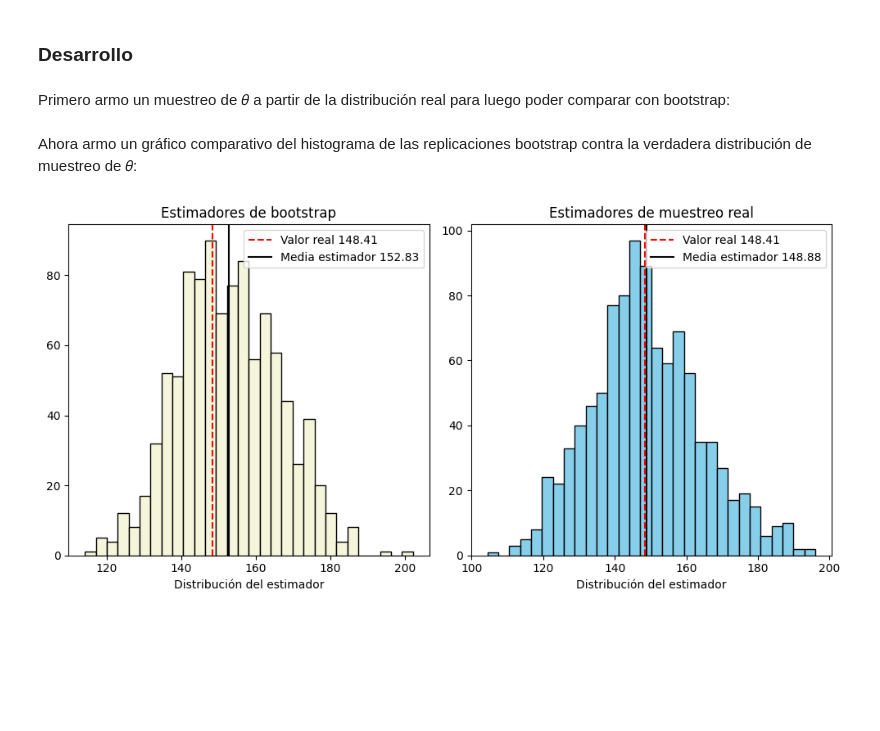
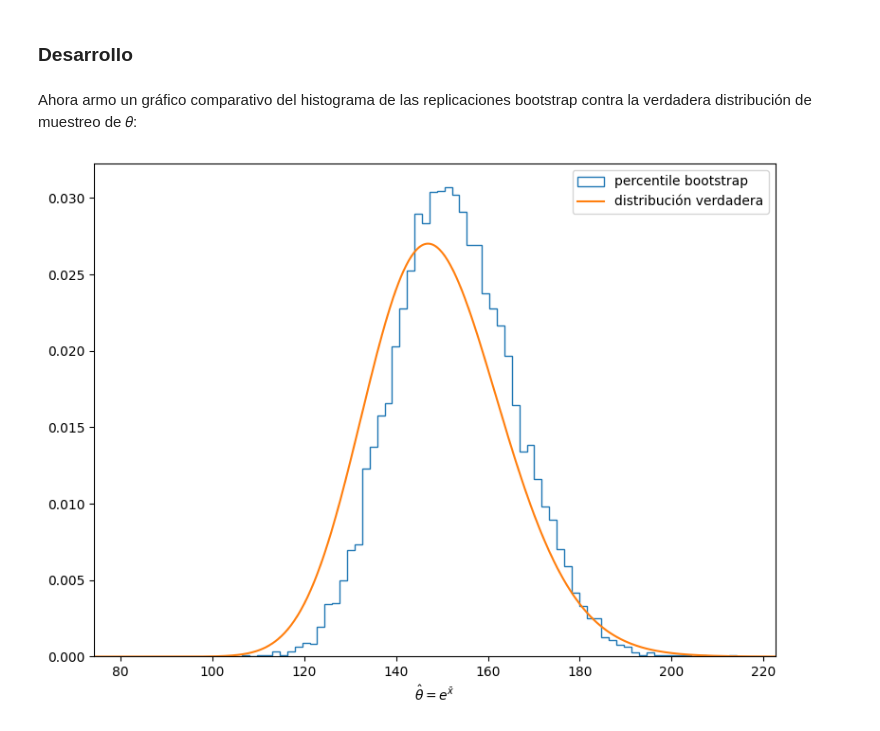
Before and after one commit to Gerardo1909/Estat_e_inferencia_UNSAM, a Jupyter notebook: ejercicios_resueltos/guia_5/ejercicio_3_guia.ipynb, the cells around one changed output. Cells and saved outputs as stored; diff of their text form; code cells hidden in the pictures; blank space fills up the shorter version.

```diff
--- a/ejercicios_resueltos/guia_5/ejercicio_3_guia.ipynb
+++ b/ejercicios_resueltos/guia_5/ejercicio_3_guia.ipynb
@@ -20,3 +20,4 @@ np.random.seed(19)
 mu = 5
 n_observaciones = 100
 observaciones = np.random.normal(loc=mu, scale=1, size= n_observaciones)
+observaciones = (observaciones, )
@@ -31,2 +26,2 @@ Y que su estimador es:
 # %%
-print(np.exp(np.mean(observaciones)))
+theta_sombrero = lambda x: np.exp(np.mean(x))
@@ -55,0 +36,9 @@ Intervalo de confianza de percentil para el estimador [126.26685469 178.83639823
+# %%
+from scipy.stats import bootstrap
+
+bs_percentile = bootstrap(observaciones, theta_sombrero, n_resamples=10000, method='percentile')
+
+print(f'Error estándar de 𝜃*: {bs_percentile.standard_error}')
+cota_inferior = bs_percentile.confidence_interval.low
+cota_superior = bs_percentile.confidence_interval.high
+print(f'Intervalo de confianza del 95% usando el método percentile: [{cota_inferior}, {cota_superior}]')
@@ -59,5 +51,3 @@ Graficar histograma de las replicaciones bootstrap. Esto es una estimación de l
 de 𝜃. Comparar con la verdadera distribución de muestreo de 𝜃.
 # %% [markdown]
 ### Desarrollo
-# %% [markdown]
-Primero armo un muestreo de 𝜃 a partir de la distribución real para luego poder comparar con bootstrap:
@@ -69,27 +54,18 @@ for i in range(n):
 # %% [markdown]
 Ahora armo un gráfico comparativo del histograma de las replicaciones bootstrap contra la verdadera distribución de muestreo de 𝜃:
-# %%
-import matplotlib.pyplot as plt
-
-fig, ax = plt.subplots(1, 2, figsize=(10, 5))
-
-# En el primer eje hago un histograma de los estimadores de bootstrap
-ax[0].hist(estimadores, bins=30, color= 'beige', edgecolor='black')
-ax[0].set_title('Estimadores de bootstrap')
-ax[0].set_xlabel('Distribución del estimador')
-ax[0].axvline(np.exp(mu), color='red', linestyle='--', label=f'Valor real {np.round(np.exp(mu),2)}')
-ax[0].axvline(np.mean(estimadores), color='black', linestyle='-', label=f'Media estimador {np.round(np.mean(estimadores), 2)}')
-ax[0].legend()
-
-# En el segundo eje hago un histograma de los estimadores de muestreo real
-ax[1].hist(muestreo_real, bins=30, color='skyblue', edgecolor='black')
-ax[1].set_title('Estimadores de muestreo real')
-ax[1].set_xlabel('Distribución del estimador')
-ax[1].axvline(np.exp(mu), color='red', linestyle='--', label= f'Valor real {np.round(np.exp(mu),2)}')
-ax[1].axvline(np.mean(muestreo_real), color='black', linestyle='-', label=f'Media estimador {np.round(np.mean(muestreo_real), 2)}')
-ax[1].legend()
-
-plt.tight_layout()
-plt.show()
-# %% [output]
-[figure, removed]
+# %%
+import matplotlib.pyplot as plt
+
+fig, ax = plt.subplots(1, 1, figsize=(8, 6))
+
+x = np.linspace(mu-10,mu+10,10000)
+ax.hist(bs_percentile.bootstrap_distribution, density=True, bins='auto', histtype='step', label='percentile bootstrap')
+norm_pdf = norm.pdf(x, loc=mu, scale=np.sqrt(1/n_observaciones))
+ax.plot(np.exp(x), norm_pdf/np.exp(x), label='distribución verdadera')
+ax.set_xlim(np.exp(mu)*0.5, np.exp(mu)*1.5)
+ax.set_xlabel(r'$\hat{\theta}=e^{\bar{x}}$')
+ax.legend()
+plt.tight_layout()
+plt.show()
+# %% [output]
+[figure, added]
```
Also changed, not shown: parts of 14 cells of this notebook.
